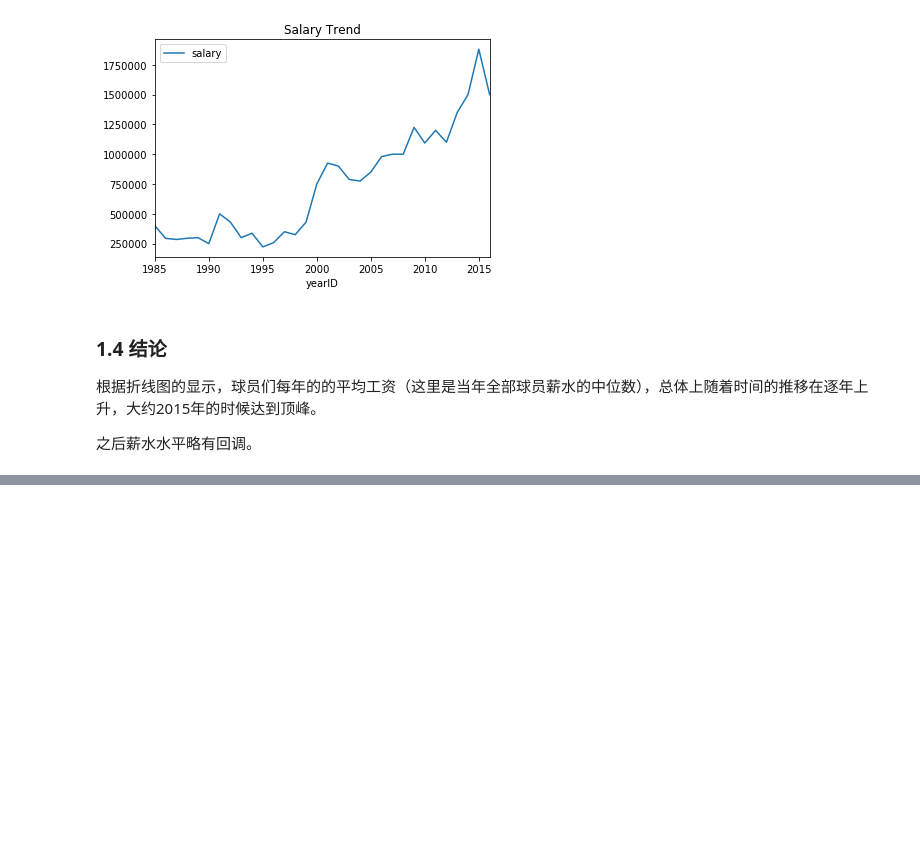
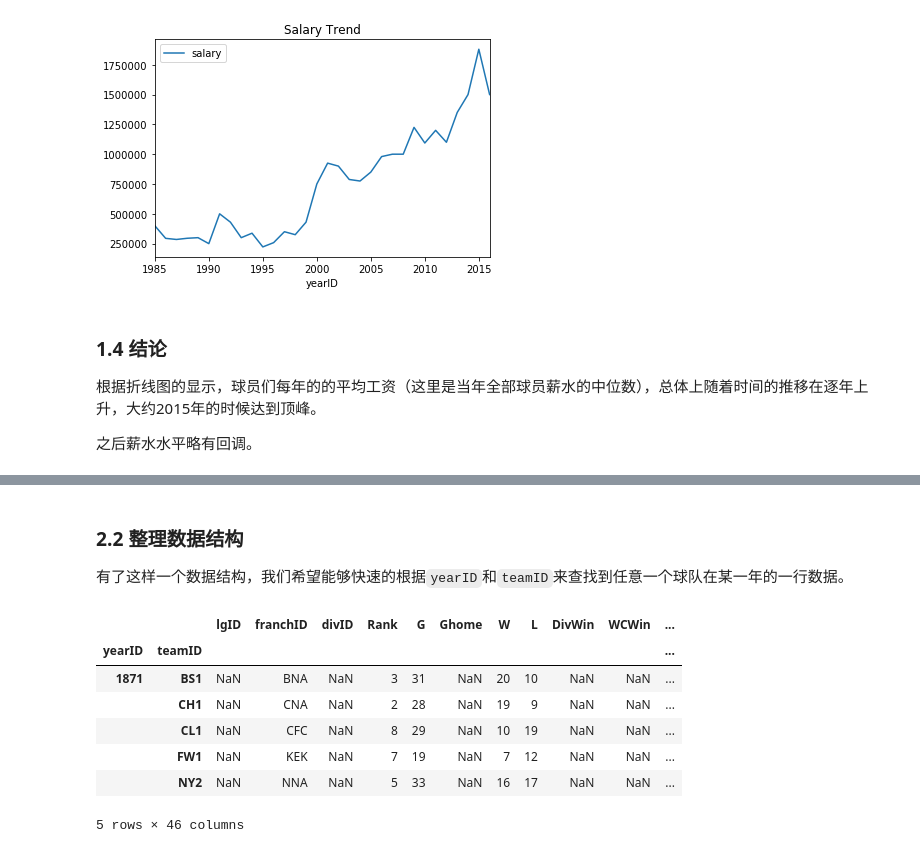
Before and after one commit to sunrise2075/ud-ml-basics-p4-dataset-investigation, a Jupyter notebook: data-report.ipynb, the cells around one changed output, grey strips where cells are left out. Saved outputs shown, nothing was run; the diff lists cells and outputs as text; code cells hidden in the pictures; blank space fills up the shorter version.

```diff
--- a/data-report.ipynb
+++ b/data-report.ipynb
@@ -218,0 +258,18 @@ salaryYearDF.plot(title='Salary Trend')
+# %% [markdown]
+### 2.2 整理数据结构
+
+有了这样一个数据结构，我们希望能够快速的根据`yearID`和`teamID`来查找到任意一个球队在某一年的一行数据。
+# %%
+# 在已有的数据结构上设置索引，不生成新对象
+teamsDF.set_index(['yearID', 'teamID'], inplace=True)
+# 打印数据对象
+teamsDF.head()
+# %% [output]
+|  |  | lgID | franchID | divID | Rank | G | Ghome | W | L | DivWin | WCWin | ... |
+| yearID | teamID |  |  |  |  |  |  |  |  |  |  | ... |
+| 1871 | BS1 | NaN | BNA | NaN | 3 | 31 | NaN | 20 | 10 | NaN | NaN | ... |
+|  | CH1 | NaN | CNA | NaN | 2 | 28 | NaN | 19 | 9 | NaN | NaN | ... |
+|  | CL1 | NaN | CFC | NaN | 8 | 29 | NaN | 10 | 19 | NaN | NaN | ... |
+|  | FW1 | NaN | KEK | NaN | 7 | 19 | NaN | 7 | 12 | NaN | NaN | ... |
+|  | NY2 | NaN | NNA | NaN | 5 | 33 | NaN | 16 | 17 | NaN | NaN | ... |
+5 rows × 46 columns
```
Also changed, not shown: parts of 8 cells of this notebook, 1 other file.
